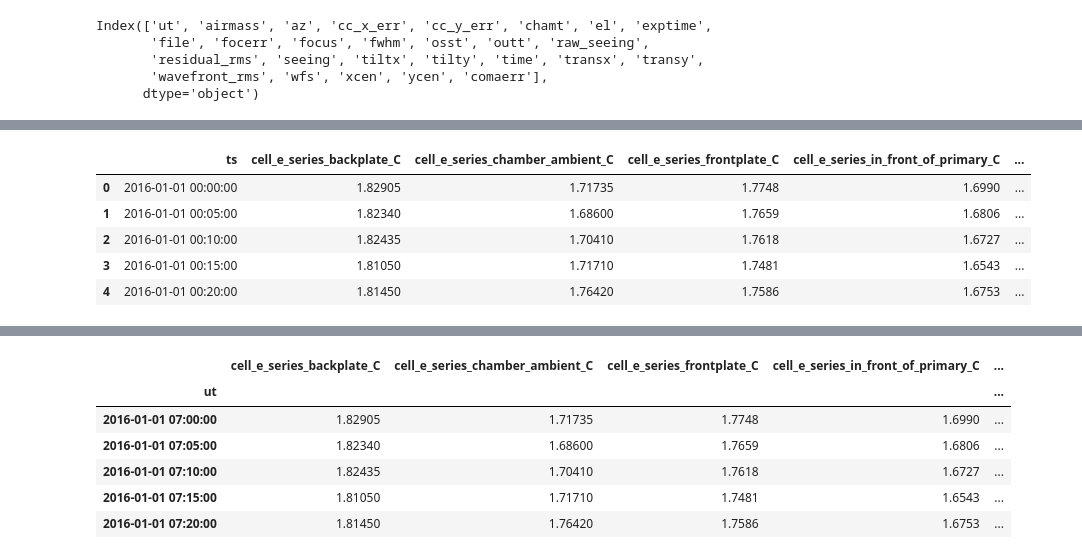
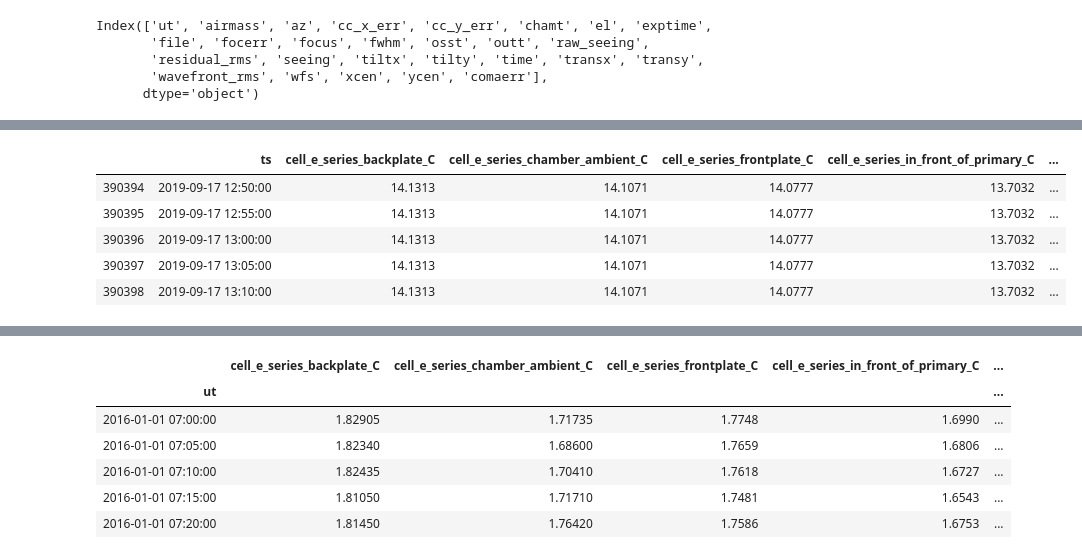
Before and after one commit to tepickering/HALcoll, a Jupyter notebook: notebooks/TF testing.ipynb, the cells around one changed output, grey strips where cells are left out. Cells and saved outputs as stored; diff of their text form; code cells hidden in the pictures.

```diff
--- a/notebooks/TF testing.ipynb
+++ b/notebooks/TF testing.ipynb
@@ -91,14 +91,14 @@ data.head()
 5 rows × 29 columns
 # %%
 e_series_2019 = pd.read_csv("../halcoll/data/halcoll_temps.csv")
-e_series_2019.head()
+e_series_2019.tail()
 # %% [output]
 |  | ts | cell_e_series_backplate_C | cell_e_series_chamber_ambient_C | cell_e_series_frontplate_C | cell_e_series_in_front_of_primary_C | ... |
-| 0 | 2016-01-01 00:00:00 | 1.82905 | 1.71735 | 1.7748 | 1.6990 | ... |
-| 1 | 2016-01-01 00:05:00 | 1.82340 | 1.68600 | 1.7659 | 1.6806 | ... |
-| 2 | 2016-01-01 00:10:00 | 1.82435 | 1.70410 | 1.7618 | 1.6727 | ... |
-| 3 | 2016-01-01 00:15:00 | 1.81050 | 1.71710 | 1.7481 | 1.6543 | ... |
-| 4 | 2016-01-01 00:20:00 | 1.81450 | 1.76420 | 1.7586 | 1.6753 | ... |
+| 390394 | 2019-09-17 12:50:00 | 14.1313 | 14.1071 | 14.0777 | 13.7032 | ... |
+| 390395 | 2019-09-17 12:55:00 | 14.1313 | 14.1071 | 14.0777 | 13.7032 | ... |
+| 390396 | 2019-09-17 13:00:00 | 14.1313 | 14.1071 | 14.0777 | 13.7032 | ... |
+| 390397 | 2019-09-17 13:05:00 | 14.1313 | 14.1071 | 14.0777 | 13.7032 | ... |
+| 390398 | 2019-09-17 13:10:00 | 14.1313 | 14.1071 | 14.0777 | 13.7032 | ... |
 # %%
 fixed = data.drop(columns=['ut']).set_index(pd.DatetimeIndex(data['time'], name='ut'))
 fixed.head()
```
Also changed, not shown: parts of 16 cells of this notebook, 1 other file.
